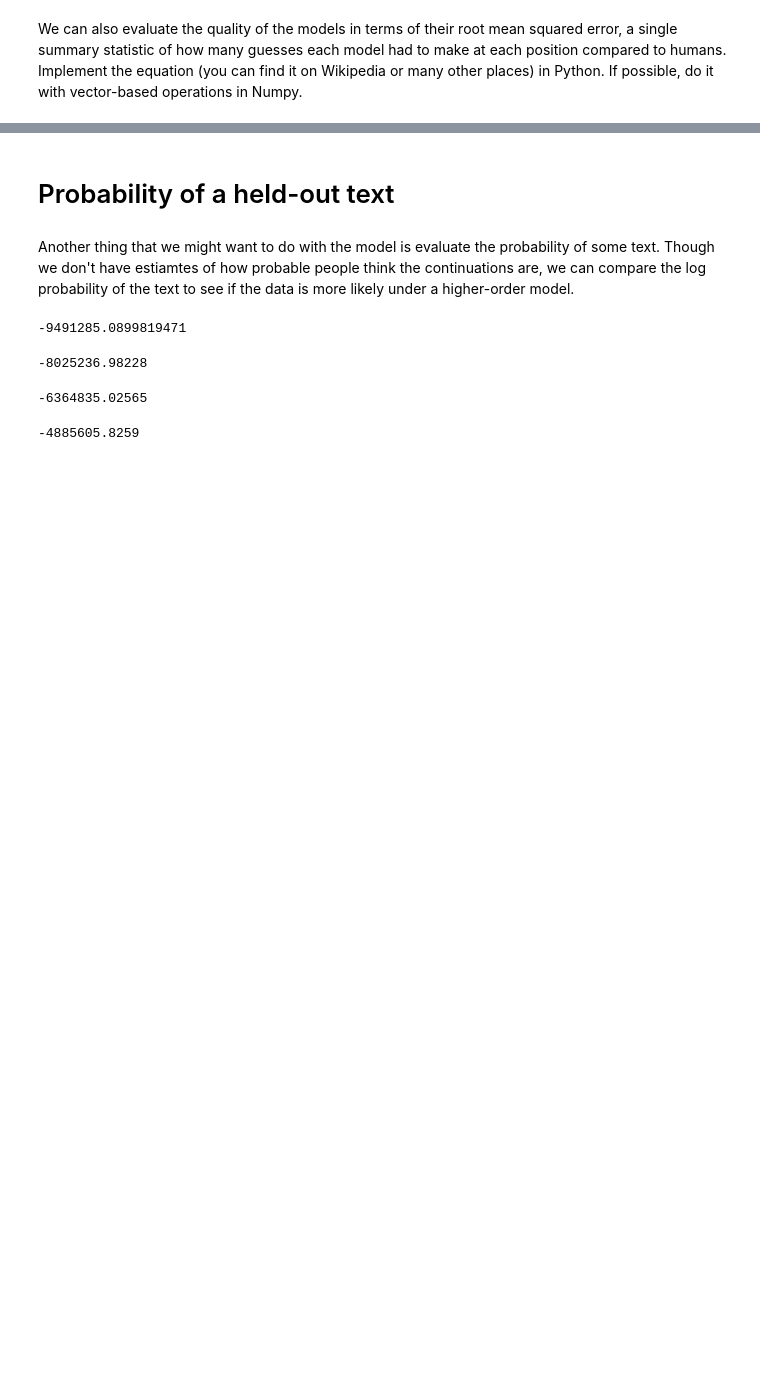
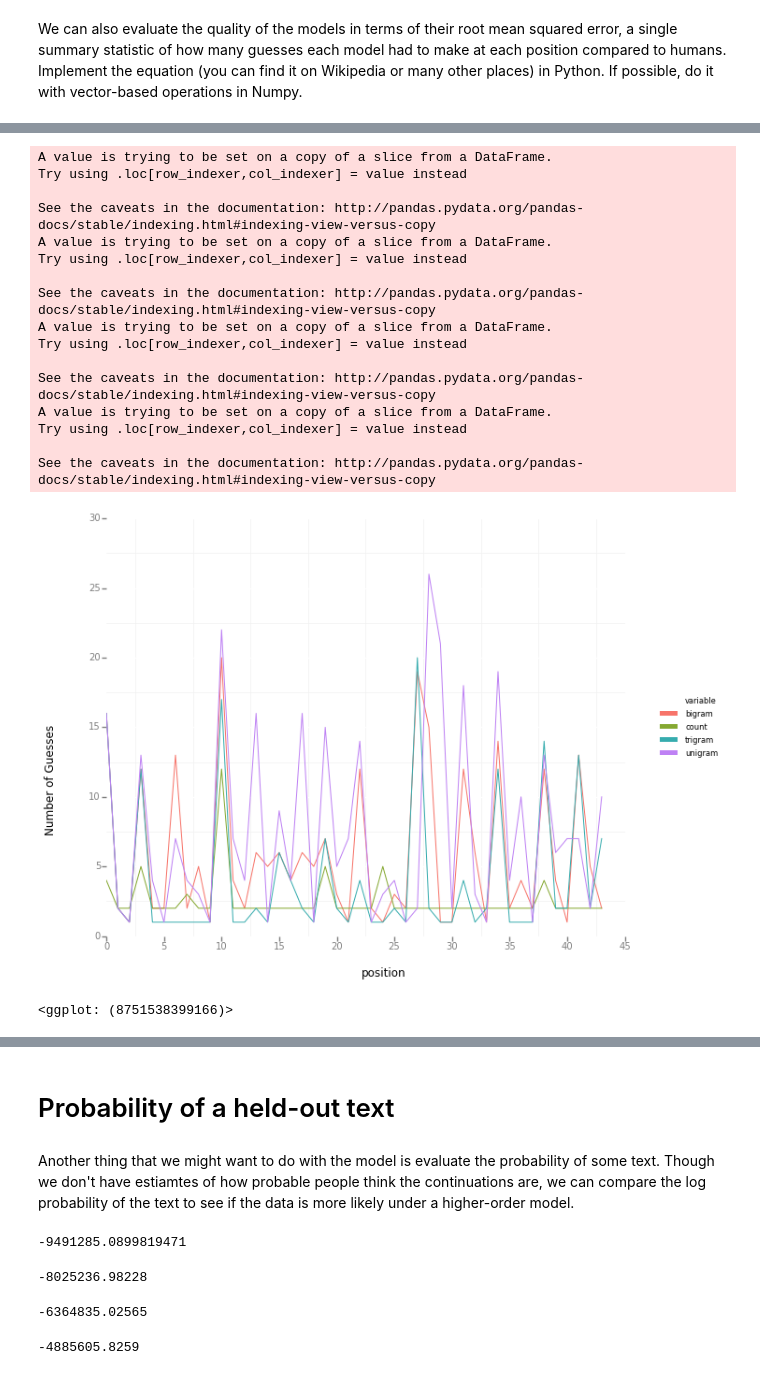
Before and after one commit to sathvikn/ngram_hangman, a Jupyter notebook: N-gram Character Models.ipynb, the cells around one changed output, grey strips where cells are left out. Drawn from its saved outputs; the diff is of its cells as text; code cells hidden in the pictures; blank space fills up the shorter version.

```diff
--- a/N-gram Character Models.ipynb
+++ b/N-gram Character Models.ipynb
@@ -202,0 +239,2 @@ urllib
+# %%
+sentences = dict(zip(pd.read_csv('sentences.csv').id, [x.replace('_',' ') for x in pd.read_csv('sentences.csv').sentence]))
@@ -202,0 +253,35 @@ urllib
+# %%
+def plotModelsForTrial(trial_index):
+    df = web_expt[web_expt.trial == trial_index]
+    df.sort_values(by='position')
+    char_seq = list(sentences[trial_index])
+    df['character'] = char_seq
+    df['unigram'] = getGuessCount(char_seq, ngram, 1)
+    df['bigram'] = getGuessCount(char_seq, ngram, 2)
+    df['trigram'] = getGuessCount(char_seq, ngram, 3)
+
+    mdf = pd.melt(df, id_vars=['position'], value_vars=['count','unigram','bigram','trigram'])
+
+    print(ggplot.ggplot(mdf, ggplot.aes(x='position', y='value', colour='variable')) +\
+    ggplot.geom_line() + ggplot.theme_bw() + ggplot.ylab('Number of Guesses'))
+# %%
+plotModelsForTrial(1)
+# %% [output]
+A value is trying to be set on a copy of a slice from a DataFrame.
+Try using .loc[row_indexer,col_indexer] = value instead
+
+See the caveats in the documentation: http://pandas.pydata.org/pandas-docs/stable/indexing.html#indexing-view-versus-copy
+A value is trying to be set on a copy of a slice from a DataFrame.
+Try using .loc[row_indexer,col_indexer] = value instead
+
+See the caveats in the documentation: http://pandas.pydata.org/pandas-docs/stable/indexing.html#indexing-view-versus-copy
+A value is trying to be set on a copy of a slice from a DataFrame.
+Try using .loc[row_indexer,col_indexer] = value instead
+
+See the caveats in the documentation: http://pandas.pydata.org/pandas-docs/stable/indexing.html#indexing-view-versus-copy
+A value is trying to be set on a copy of a slice from a DataFrame.
+Try using .loc[row_indexer,col_indexer] = value instead
+
+See the caveats in the documentation: http://pandas.pydata.org/pandas-docs/stable/indexing.html#indexing-view-versus-copy
+[figure, added]
+<ggplot: (8751538399166)>
```
Also changed, not shown: parts of 21 cells of this notebook.
